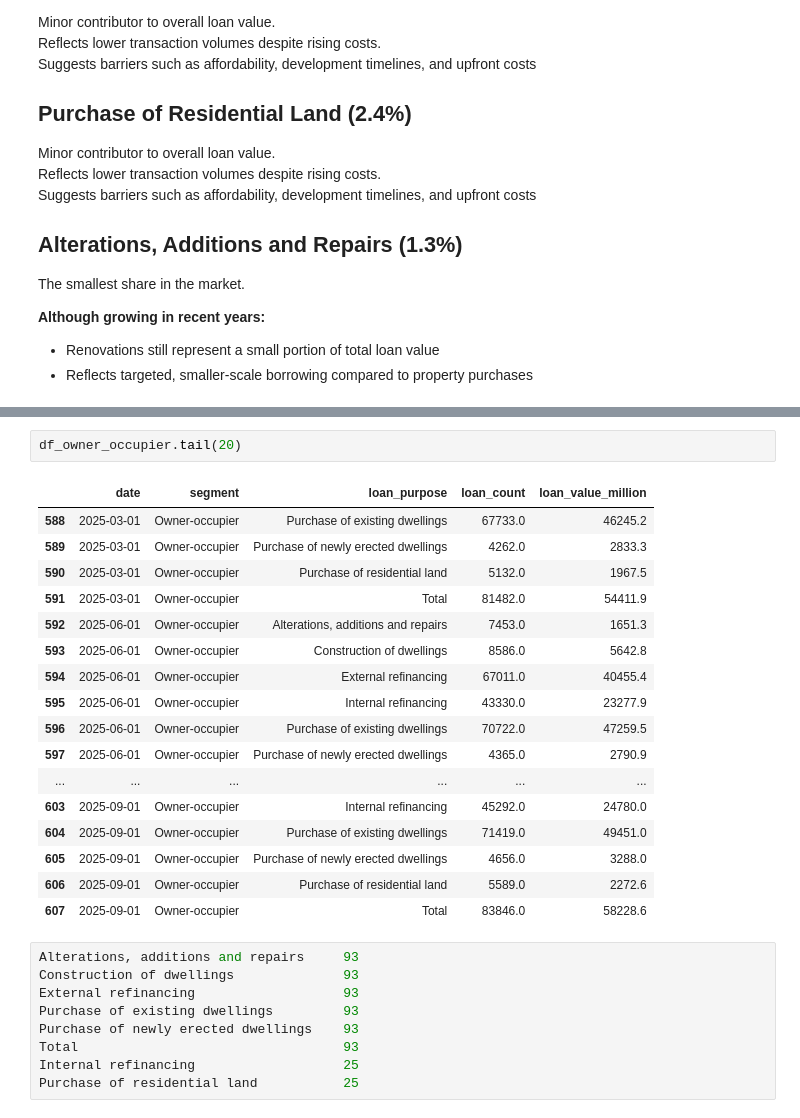
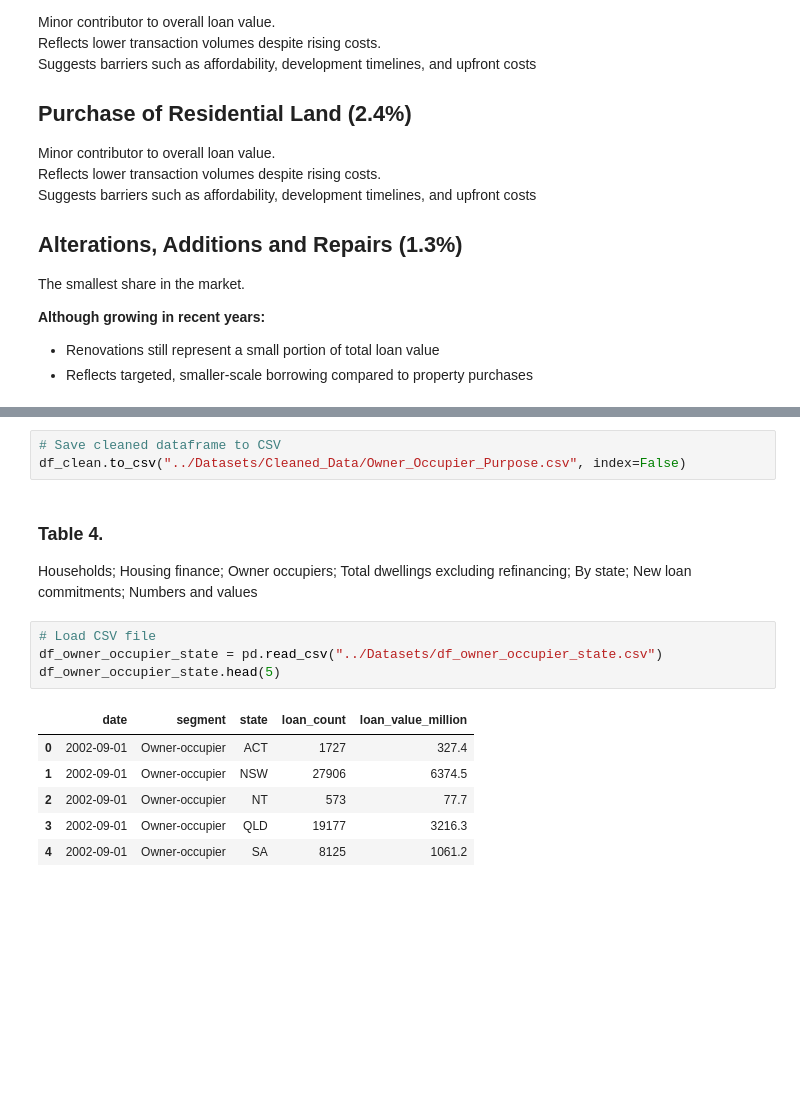
Before and after one commit to MahebobeFayyaz/Australian-Mortgage-Approval-Intelligence-System, a Jupyter notebook: Notebooks/Data_Cleaning_&_EDA.ipynb, the cells around one changed output, grey strips where cells are left out. Drawn from its saved outputs; the diff is of its cells as text; blank space fills up the shorter version.

```diff
--- a/Notebooks/Data_Cleaning_&_EDA.ipynb
+++ b/Notebooks/Data_Cleaning_&_EDA.ipynb
@@ -841,29 +821,17 @@ df_clean.head(50)
-# %%
-df_owner_occupier.tail(20)
-# %% [output]
-|  | date | segment | loan_purpose | loan_count | loan_value_million |
-| 588 | 2025-03-01 | Owner-occupier | Purchase of existing dwellings | 67733.0 | 46245.2 |
-| 589 | 2025-03-01 | Owner-occupier | Purchase of newly erected dwellings | 4262.0 | 2833.3 |
-| 590 | 2025-03-01 | Owner-occupier | Purchase of residential land | 5132.0 | 1967.5 |
-| 591 | 2025-03-01 | Owner-occupier | Total | 81482.0 | 54411.9 |
-| 592 | 2025-06-01 | Owner-occupier | Alterations, additions and repairs | 7453.0 | 1651.3 |
-| 593 | 2025-06-01 | Owner-occupier | Construction of dwellings | 8586.0 | 5642.8 |
-| 594 | 2025-06-01 | Owner-occupier | External refinancing | 67011.0 | 40455.4 |
-| 595 | 2025-06-01 | Owner-occupier | Internal refinancing | 43330.0 | 23277.9 |
-| 596 | 2025-06-01 | Owner-occupier | Purchase of existing dwellings | 70722.0 | 47259.5 |
-| 597 | 2025-06-01 | Owner-occupier | Purchase of newly erected dwellings | 4365.0 | 2790.9 |
-| ... | ... | ... | ... | ... | ... |
-| 603 | 2025-09-01 | Owner-occupier | Internal refinancing | 45292.0 | 24780.0 |
-| 604 | 2025-09-01 | Owner-occupier | Purchase of existing dwellings | 71419.0 | 49451.0 |
-| 605 | 2025-09-01 | Owner-occupier | Purchase of newly erected dwellings | 4656.0 | 3288.0 |
-| 606 | 2025-09-01 | Owner-occupier | Purchase of residential land | 5589.0 | 2272.6 |
-| 607 | 2025-09-01 | Owner-occupier | Total | 83846.0 | 58228.6 |
-# %%
-Alterations, additions and repairs     93
-Construction of dwellings              93
-External refinancing                   93
-Purchase of existing dwellings         93
-Purchase of newly erected dwellings    93
-Total                                  93
-Internal refinancing                   25
-Purchase of residential land           25
+# %%
+# Save cleaned dataframe to CSV
+df_clean.to_csv("../Datasets/Cleaned_Data/Owner_Occupier_Purpose.csv", index=False)
+# %% [markdown]
+### **Table 4.**
+Households; Housing finance; Owner occupiers; Total dwellings excluding refinancing; By state; New loan commitments; Numbers and values
+# %%
+# Load CSV file
+df_owner_occupier_state = pd.read_csv("../Datasets/df_owner_occupier_state.csv")
+df_owner_occupier_state.head(5)
+# %% [output]
+|  | date | segment | state | loan_count | loan_value_million |
+| 0 | 2002-09-01 | Owner-occupier | ACT | 1727 | 327.4 |
+| 1 | 2002-09-01 | Owner-occupier | NSW | 27906 | 6374.5 |
+| 2 | 2002-09-01 | Owner-occupier | NT | 573 | 77.7 |
+| 3 | 2002-09-01 | Owner-occupier | QLD | 19177 | 3216.3 |
+| 4 | 2002-09-01 | Owner-occupier | SA | 8125 | 1061.2 |
```
Also changed, not shown: parts of 1 cell of this notebook.
